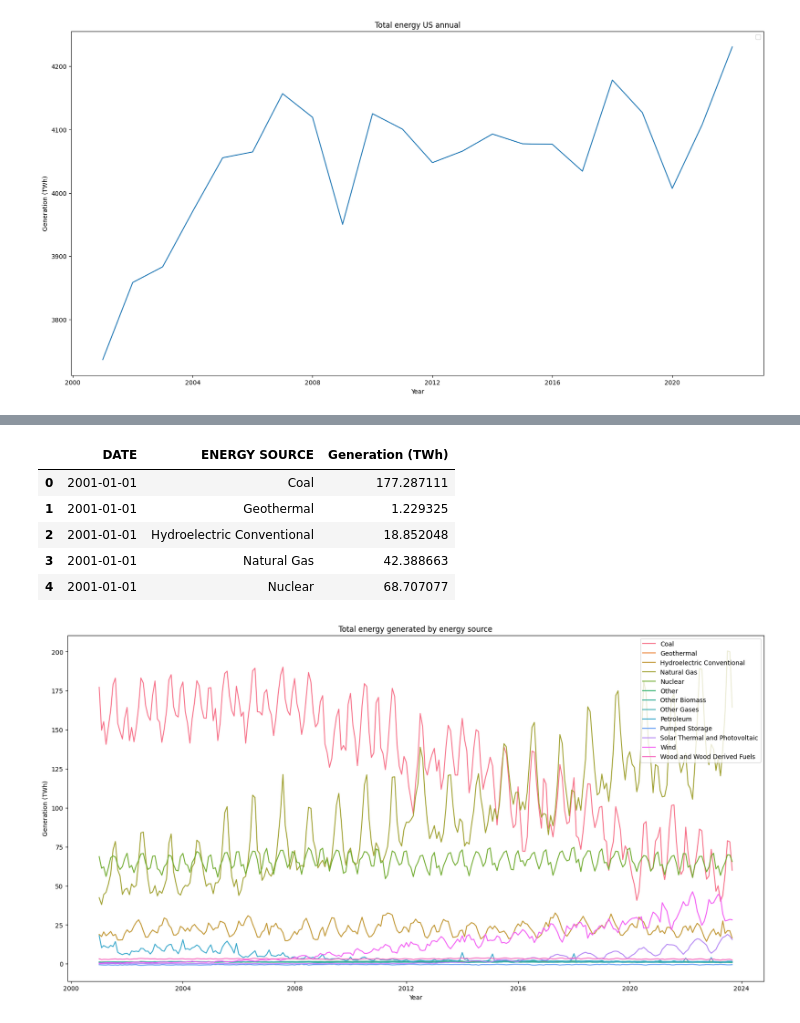
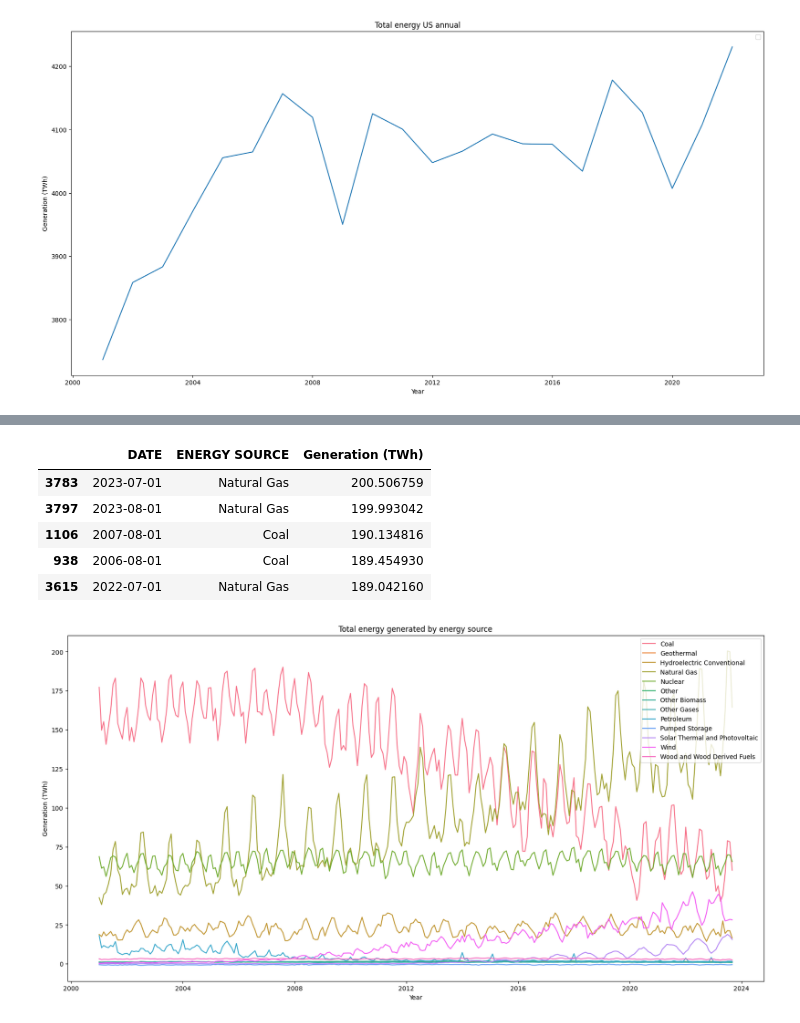
Before and after one commit to NickSordi/6505-Final-Project, a Jupyter notebook: EIA Analysis.ipynb, the cells around one changed output, grey strips where cells are left out. Saved outputs shown, nothing was run; the diff lists cells and outputs as text; code cells hidden in the pictures.

```diff
--- a/EIA Analysis.ipynb
+++ b/EIA Analysis.ipynb
@@ -82,6 +87,9 @@ gen_df['DATE'] = pd.to_datetime(gen_df[['YEAR', 'MONTH']].assign(day=1),errors='
 gen_df.set_index('DATE', inplace=True)
 gen_df.drop(['YEAR', 'MONTH'], axis=1, inplace=True)
 gen_df.head()
+
+gen_df = gen_df.infer_objects()
+gen_df.dtypes
 # %% [output]
 |  | STATE | TYPE OF PRODUCER | ENERGY SOURCE | GENERATION (Megawatthours) |
 | DATE |  |  |  |  |
@@ -256,13 +269,13 @@ We need to get rid of the Total value in the ENERGY SOURCE  column so we dont do
 # %%
 US_source_no_total=US_source[(US_source['ENERGY SOURCE']!='Total')]
-US_source_no_total[['DATE','ENERGY SOURCE','Generation (TWh)']].head()
+US_source_no_total[['DATE','ENERGY SOURCE','Generation (TWh)']].sort_values(by = 'Generation (TWh)', ascending= False).head()
 # %% [output]
 |  | DATE | ENERGY SOURCE | Generation (TWh) |
-| 0 | 2001-01-01 | Coal | 177.287111 |
-| 1 | 2001-01-01 | Geothermal | 1.229325 |
-| 2 | 2001-01-01 | Hydroelectric Conventional | 18.852048 |
-| 3 | 2001-01-01 | Natural Gas | 42.388663 |
-| 4 | 2001-01-01 | Nuclear | 68.707077 |
+| 3783 | 2023-07-01 | Natural Gas | 200.506759 |
+| 3797 | 2023-08-01 | Natural Gas | 199.993042 |
+| 1106 | 2007-08-01 | Coal | 190.134816 |
+| 938 | 2006-08-01 | Coal | 189.454930 |
+| 3615 | 2022-07-01 | Natural Gas | 189.042160 |
 # %%
 plt.figure(figsize=(20,10))
 sns.color_palette("tab10")
```
Also changed, not shown: parts of 27 cells of this notebook, 1 other file.
